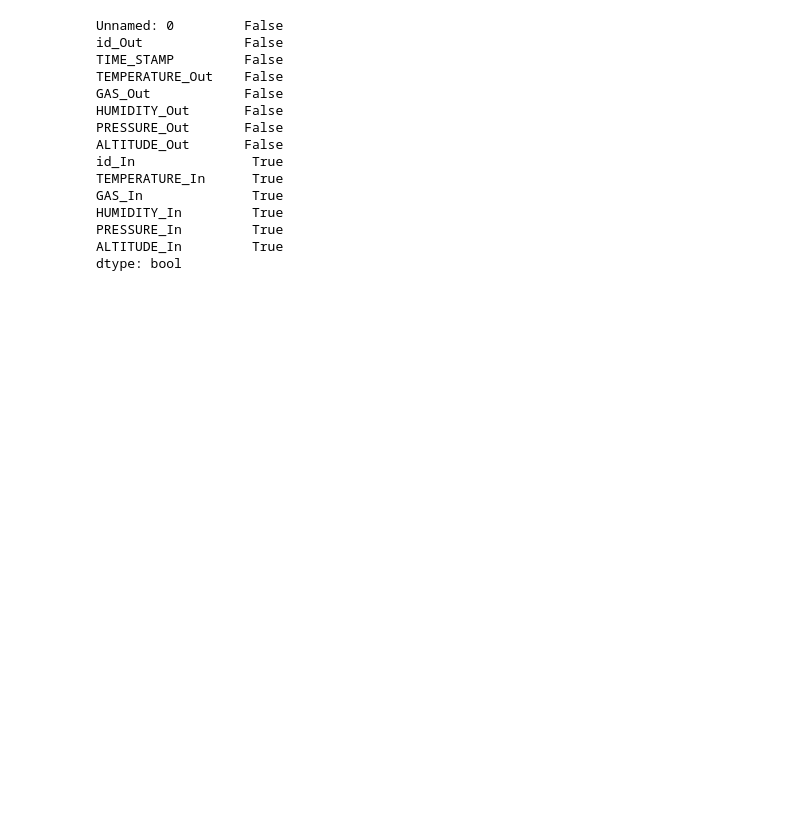
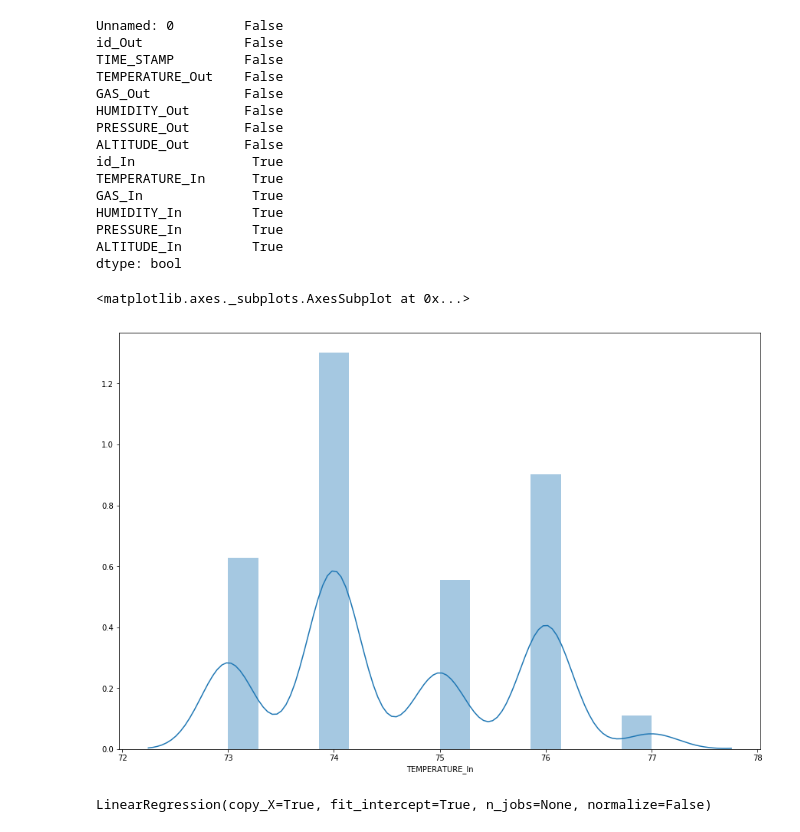
Before and after one commit to slavisha84/Project_3, a Jupyter notebook: DATA_PULL_FROM_DBS.ipynb, the cells around one changed output. Drawn from its saved outputs; the diff is of its cells as text; code cells hidden in the pictures; blank space fills up the shorter version.

```diff
--- a/DATA_PULL_FROM_DBS.ipynb
+++ b/DATA_PULL_FROM_DBS.ipynb
@@ -272,0 +273,7 @@ X = dataset[['TEMPERATURE_Out', 'GAS_Out', 'PRESSURE_Out']].values
+# %%
+plt.figure(figsize=(15,10))
+plt.tight_layout()
+seabornInstance.distplot(dataset['TEMPERATURE_In'])
+# %% [output]
+<matplotlib.axes._subplots.AxesSubplot at 0x...>
+[figure, added]
@@ -272,0 +282,5 @@ X = dataset[['TEMPERATURE_Out', 'GAS_Out', 'PRESSURE_Out']].values
+# %%
+regressor = LinearRegression()
+regressor.fit(X_train, y_train)
+# %% [output]
+LinearRegression(copy_X=True, fit_intercept=True, n_jobs=None, normalize=False)
```
Also changed, not shown: parts of 2 cells of this notebook.
